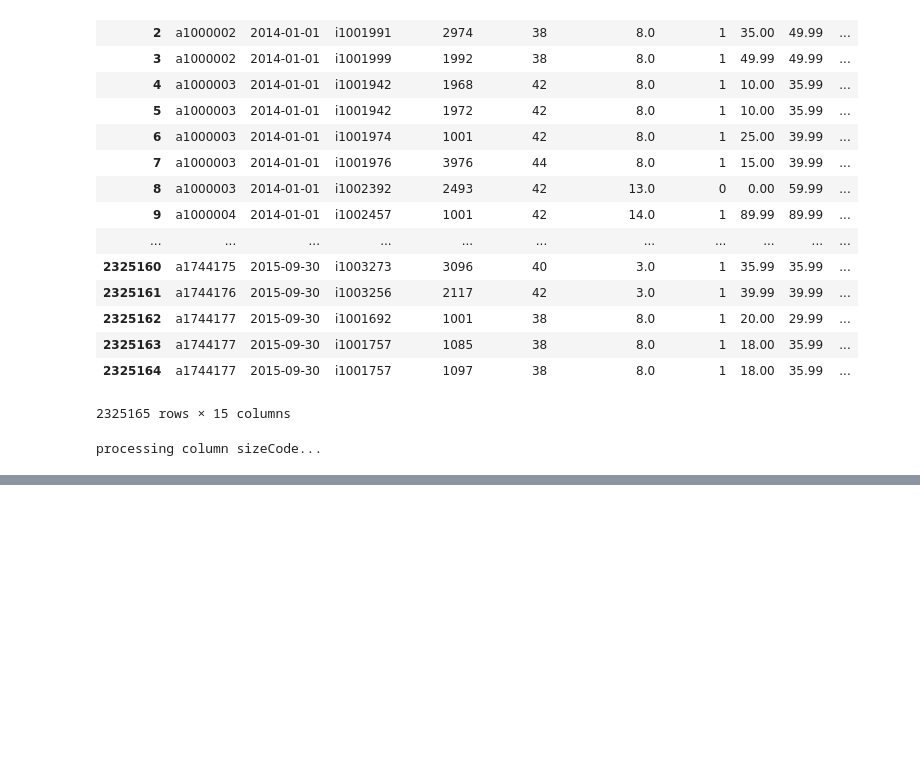
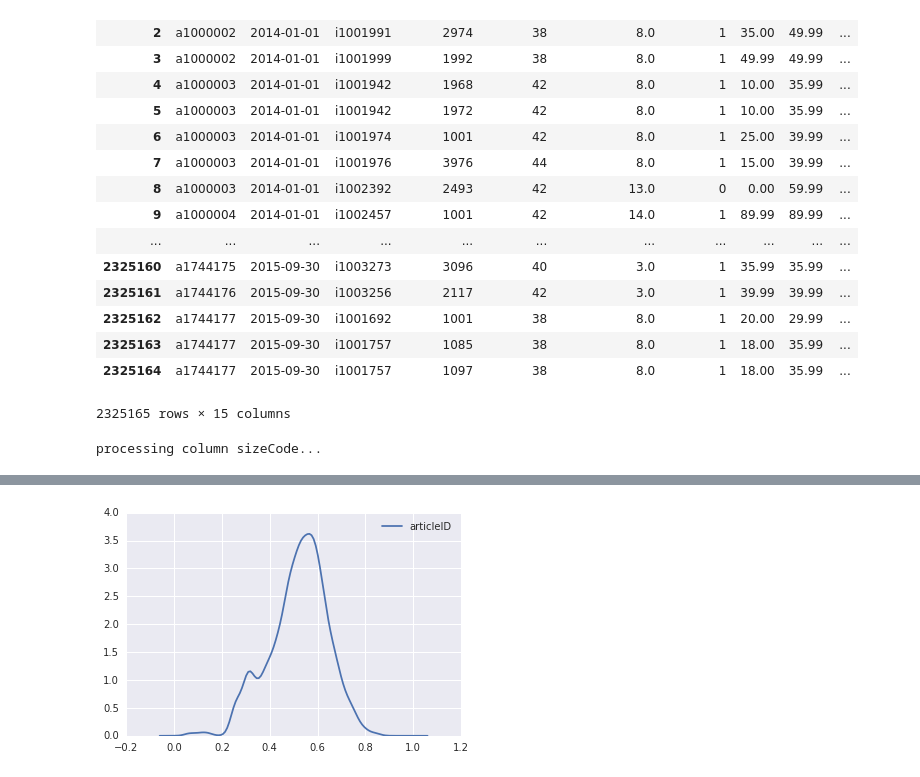
Before and after one commit to Gliganu/DMC_Fashion_2016, a Jupyter notebook: notebooks/VisuCondProbability.ipynb, the cells around one changed output, grey strips where cells are left out. Cells and saved outputs as stored; diff of their text form; code cells hidden in the pictures; blank space fills up the shorter version.

```diff
--- a/notebooks/VisuCondProbability.ipynb
+++ b/notebooks/VisuCondProbability.ipynb
@@ -65,0 +133,7 @@ data_prob['returnQuantity'].unique()
+# %%
+%matplotlib inline
+import seaborn as sns
+
+sns.kdeplot(data_prob['articleID'], bw=.02);
+# %% [output]
+[figure, added]
```
Also changed, not shown: parts of 22 cells of this notebook.
